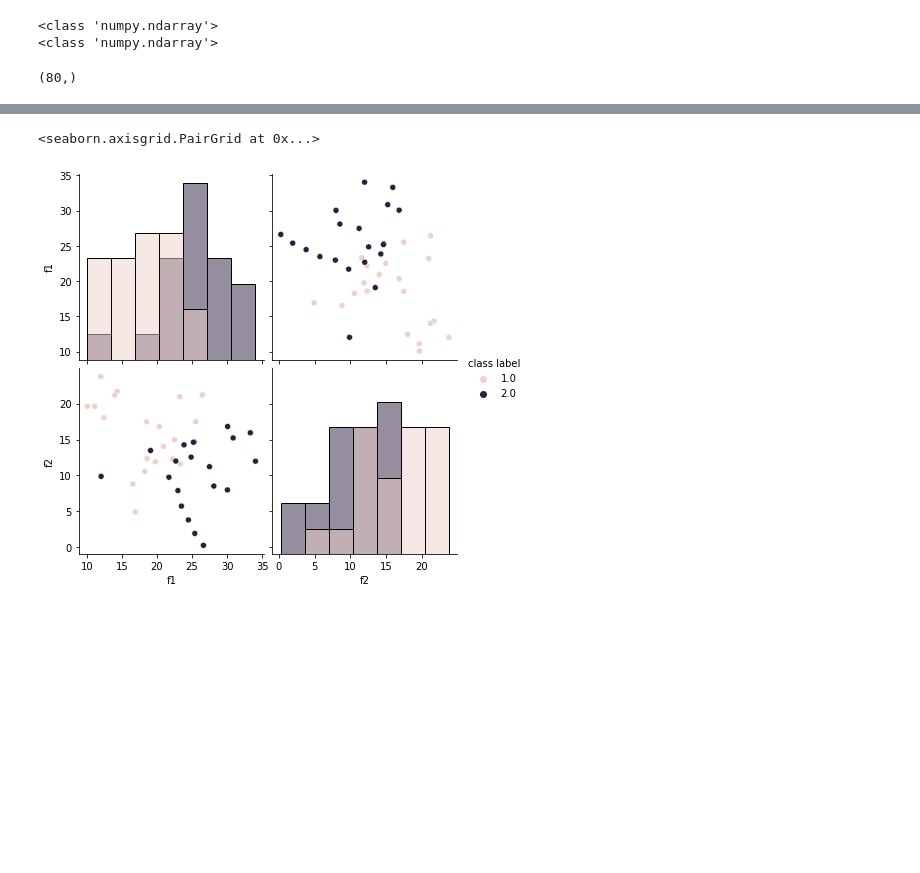
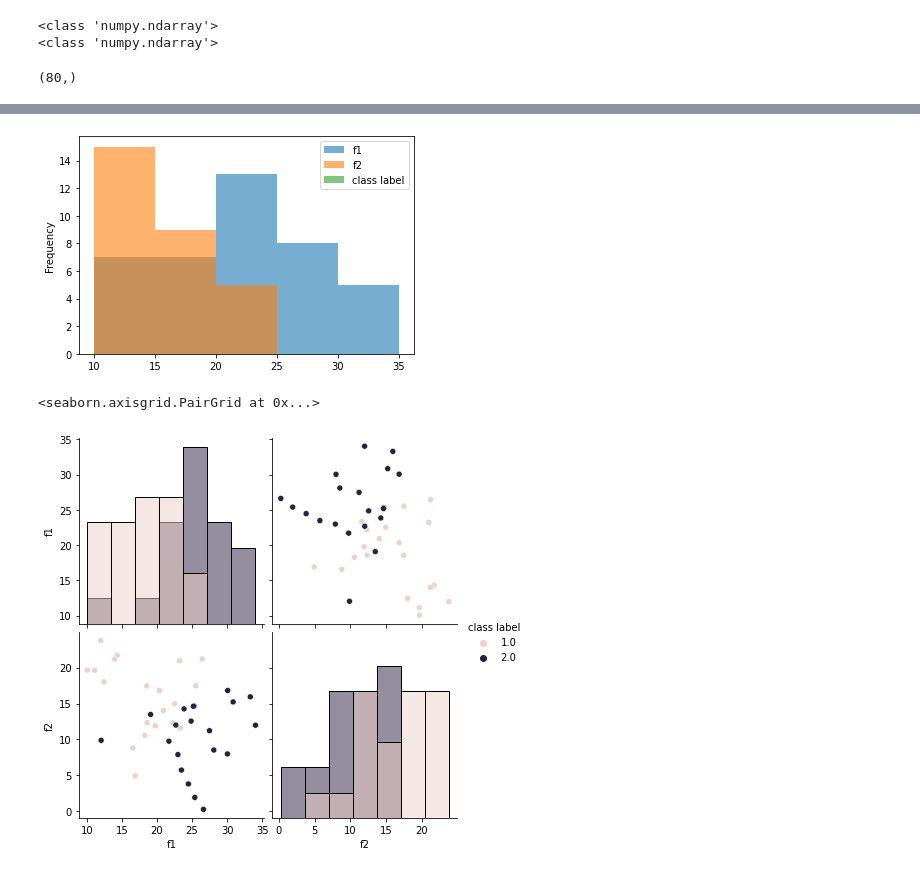
Before and after one commit to taareek/machine_learning, a Jupyter notebook: course work/Problem 1/Assignment 01.ipynb, the cells around one changed output, grey strips where cells are left out. Cells and saved outputs as stored; diff of their text form; code cells hidden in the pictures; blank space fills up the shorter version.

```diff
--- a/course work/Problem 1/Untitled.ipynb
+++ b/course work/Problem 1/Assignment 01.ipynb
@@ -136,0 +110,3 @@ len(cls)
+# %%
+bin_size = np.linspace(10, 35, num= 6)
+print(bin_size)
@@ -197,3 +218,8 @@ data
+# %%
+data.plot.hist(bins = bin_size, alpha= 0.6)
+plt.show()
+# %% [output]
+[figure, added]
 # %%
 import seaborn as sns
 sns.pairplot(data, hue = 'class label', diag_kind= 'hist', size=3, aspect= 1)
```
Also changed, not shown: parts of 29 cells of this notebook.
